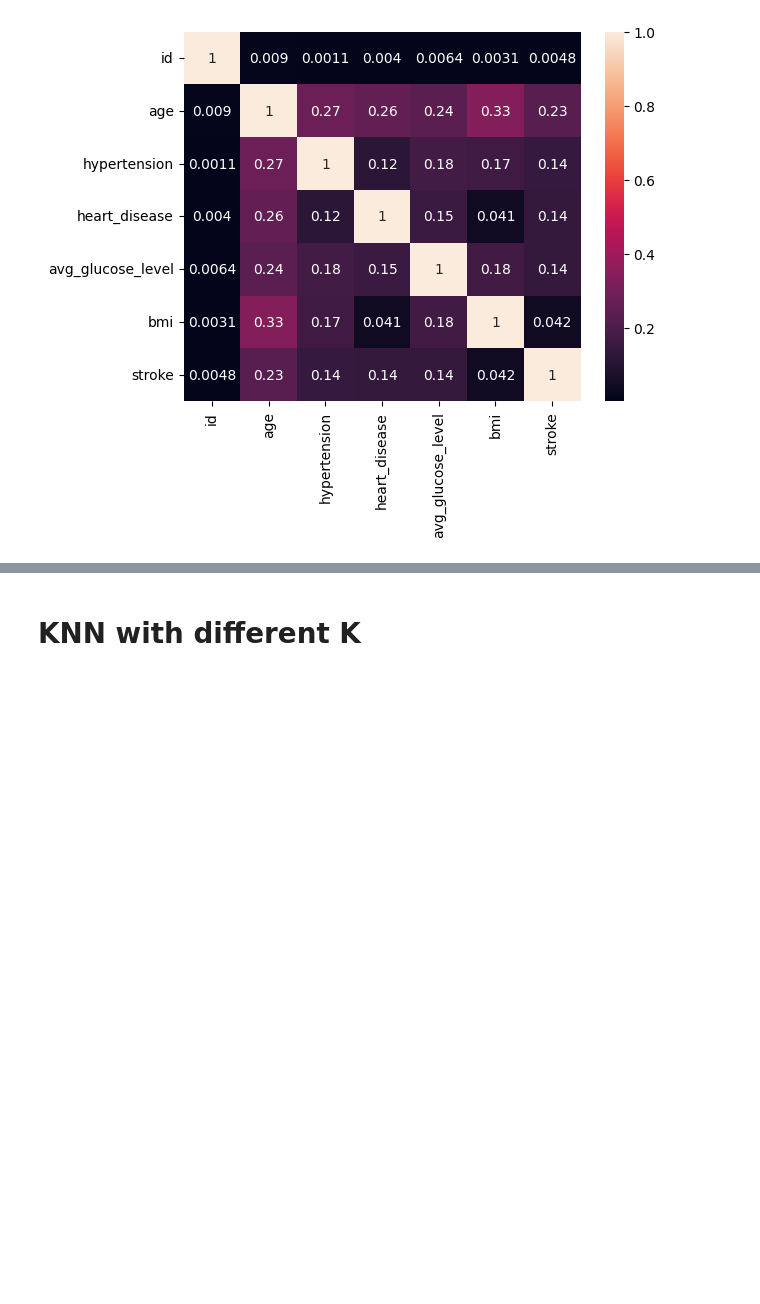
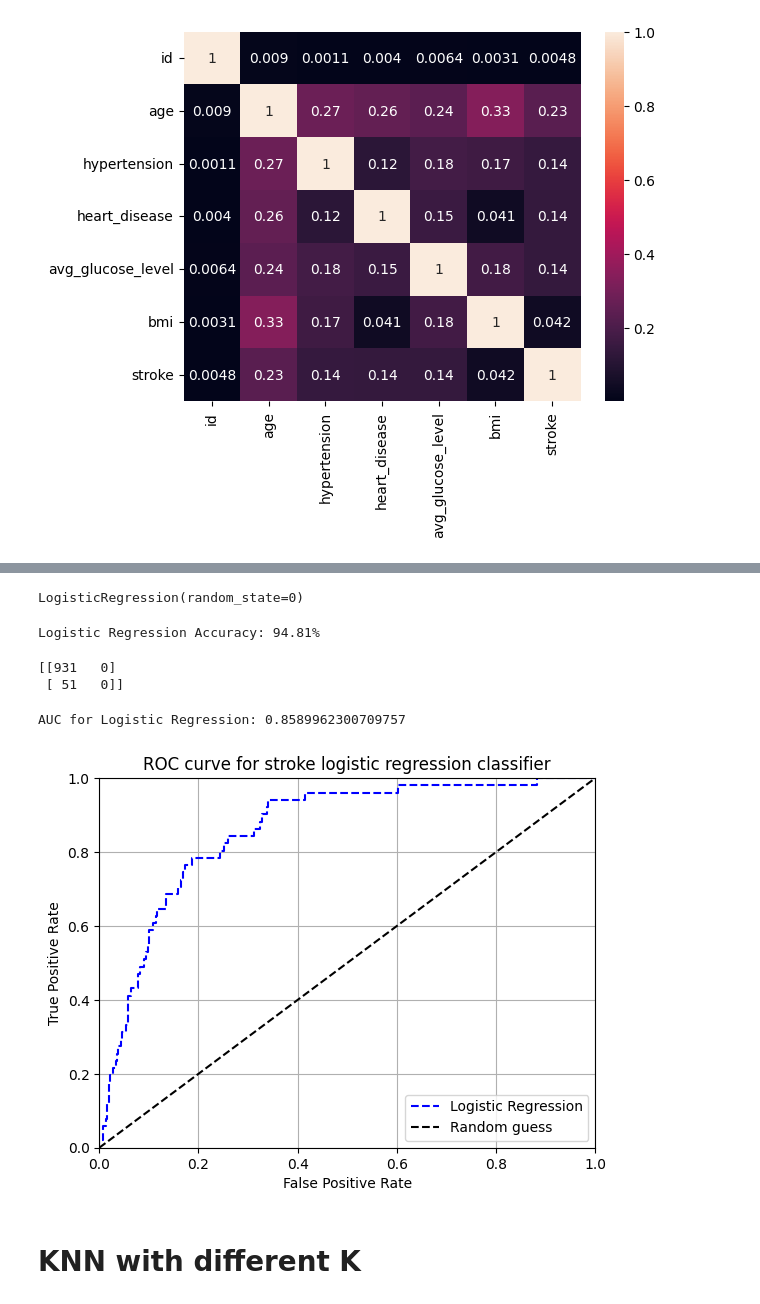
Before and after one commit to akshat1712/MA515_FDS_Project, a Jupyter notebook: Stroke_Analysis.ipynb, the cells around one changed output, grey strips where cells are left out. Drawn from its saved outputs; the diff is of its cells as text; code cells hidden in the pictures; blank space fills up the shorter version.

```diff
--- a/Stroke_Analysis.ipynb
+++ b/Stroke_Analysis.ipynb
@@ -72,0 +86,5 @@ sns.heatmap(df.corr(numeric_only=True), annot=True)
+# %%
+ct = ColumnTransformer([('encoder', OneHotEncoder(), [0, 4, 5, 6, 9])], remainder='passthrough')
+x = ct.fit_transform(x)
+# %%
+x_train, x_test, y_train, y_test = train_test_split(x, y, test_size=0.2, random_state=1)
@@ -73,3 +95,38 @@ sns.heatmap(df.corr(numeric_only=True), annot=True)
+# %%
+logistic_classifier = LogisticRegression(random_state=0)
+logistic_classifier.fit(x_train, y_train)
+# %% [output]
+LogisticRegression(random_state=0)
+# %%
+print("Logistic Regression Accuracy: {:.2f}%".format(logistic_classifier.score(x_test, y_test)*100))
+# %% [output]
+Logistic Regression Accuracy: 94.81%
+# %%
+from sklearn.metrics import confusion_matrix
+
+y_pred = logistic_classifier.predict(x_test)
+cm = confusion_matrix(y_test, y_pred)
+print(cm)
+# %% [output]
+[[931   0]
+ [ 51   0]]
+# %%
+y_pred_prob = logistic_classifier.predict_proba(x_test)
+fpr, tpr, thresholds = roc_curve(y_test, y_pred_prob[:, 1])
+plt.plot(fpr, tpr, 'b--', label='Logistic Regression')
+plt.plot([0, 1], [0, 1], 'k--', label='Random guess')
+plt.xlim([0.0, 1.0])
+plt.ylim([0.0, 1.0])
+plt.grid(True)
+plt.legend()
+plt.title('ROC curve for stroke logistic regression classifier')
+plt.xlabel('False Positive Rate')
+plt.ylabel('True Positive Rate')
+
+print("AUC for Logistic Regression:", roc_auc_score(y_test, y_pred_prob[:, 1]))
+# %% [output]
+AUC for Logistic Regression: 0.8589962300709757
+[figure, added]
 # %% [markdown]
 # KNN with different K
 # %%
```
Also changed, not shown: parts of 13 cells of this notebook.
